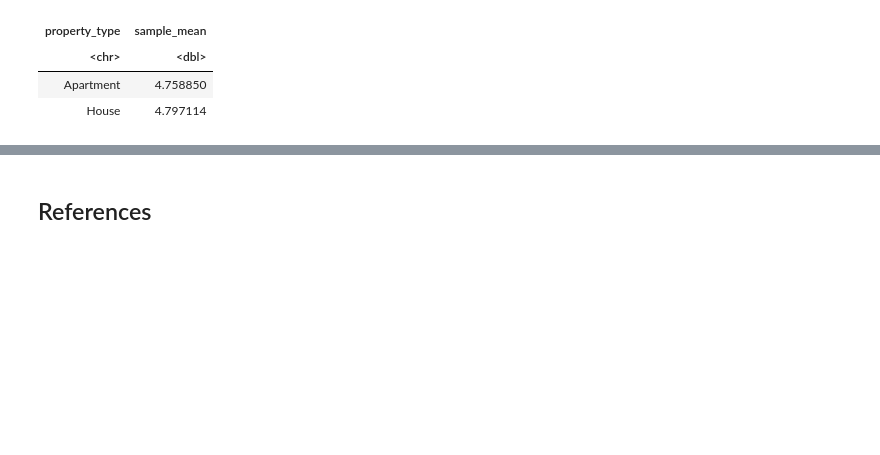
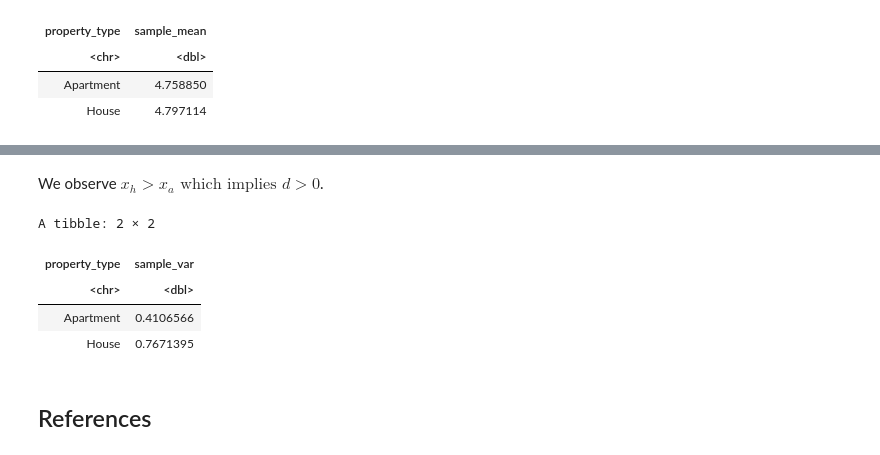
Before and after one commit to takumihoriba/stat201-project, a Jupyter notebook: proposal.ipynb, the cells around one changed output, grey strips where cells are left out. Saved outputs shown, nothing was run; the diff lists cells and outputs as text; code cells hidden in the pictures; blank space fills up the shorter version.

```diff
--- a/proposal.ipynb
+++ b/proposal.ipynb
@@ -86,2 +88,15 @@ We observe $x_h > x_a \text{ which implies  } d > 0$.
+# %% [markdown]
+We observe $x_h > x_a \text{ which implies  } d > 0$.
+# %%
+sample_var <- air |>
+group_by(property_type) |>
+summarise(sample_var = var(log_price))
+sample_var
+# %% [output]
+A tibble: 2 × 2
+| property_type | sample_var |
+| <chr> | <dbl> |
+| Apartment | 0.4106566 |
+| House | 0.7671395 |
 # %% [markdown]
 ## References
```
Also changed, not shown: parts of 8 cells of this notebook.
